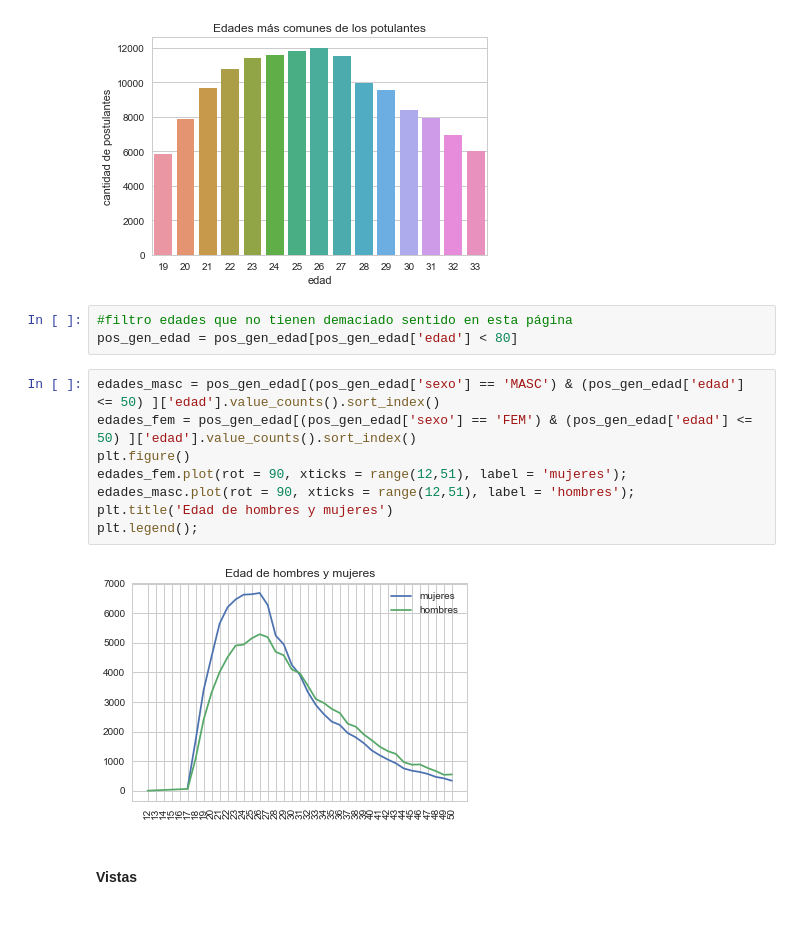
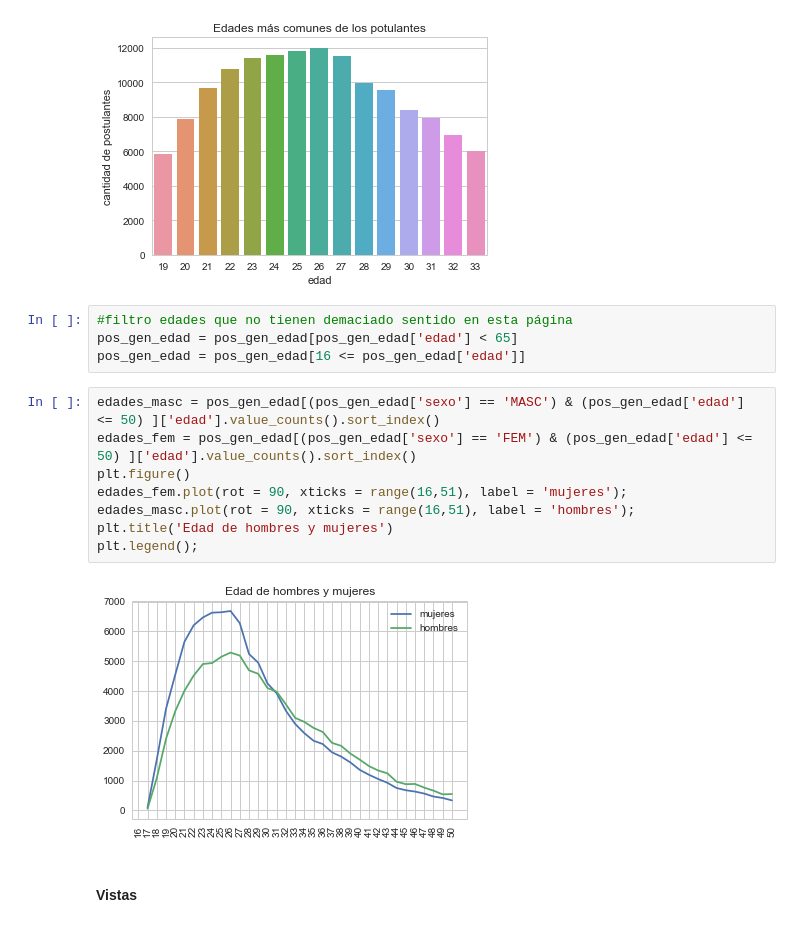
Before and after one commit to FrancoLiberali/tp1-orga-datos-1c2018, a Jupyter notebook: AnalisisExplorario.ipynb, the cells around one changed output. Drawn from its saved outputs; the diff is of its cells as text.

Commit message:
Edades de los graduados

```diff
--- a/AnalisisExplorario.ipynb
+++ b/AnalisisExplorario.ipynb
@@ -205,17 +211,18 @@ Text(0,0.5,'cantidad de postulantes')
 [figure]
 # %%
 #filtro edades que no tienen demaciado sentido en esta página
-pos_gen_edad = pos_gen_edad[pos_gen_edad['edad'] < 80]
+pos_gen_edad = pos_gen_edad[pos_gen_edad['edad'] < 65]
+pos_gen_edad = pos_gen_edad[16 <= pos_gen_edad['edad']]
 # %%
 edades_masc = pos_gen_edad[(pos_gen_edad['sexo'] == 'MASC') & (pos_gen_edad['edad'] <= 50) ]['edad'].value_counts().sort_index()
 edades_fem = pos_gen_edad[(pos_gen_edad['sexo'] == 'FEM') & (pos_gen_edad['edad'] <= 50) ]['edad'].value_counts().sort_index()
 plt.figure()
-edades_fem.plot(rot = 90, xticks = range(12,51), label = 'mujeres');
-edades_masc.plot(rot = 90, xticks = range(12,51), label = 'hombres');
+edades_fem.plot(rot = 90, xticks = range(16,51), label = 'mujeres');
+edades_masc.plot(rot = 90, xticks = range(16,51), label = 'hombres');
 plt.title('Edad de hombres y mujeres')
 plt.legend();
 # %% [output]
-[figure, old version]
+[figure, new version]
 # %% [markdown]
 #### Vistas
 # %%
```
Also changed, not shown: parts of 13 cells of this notebook.
